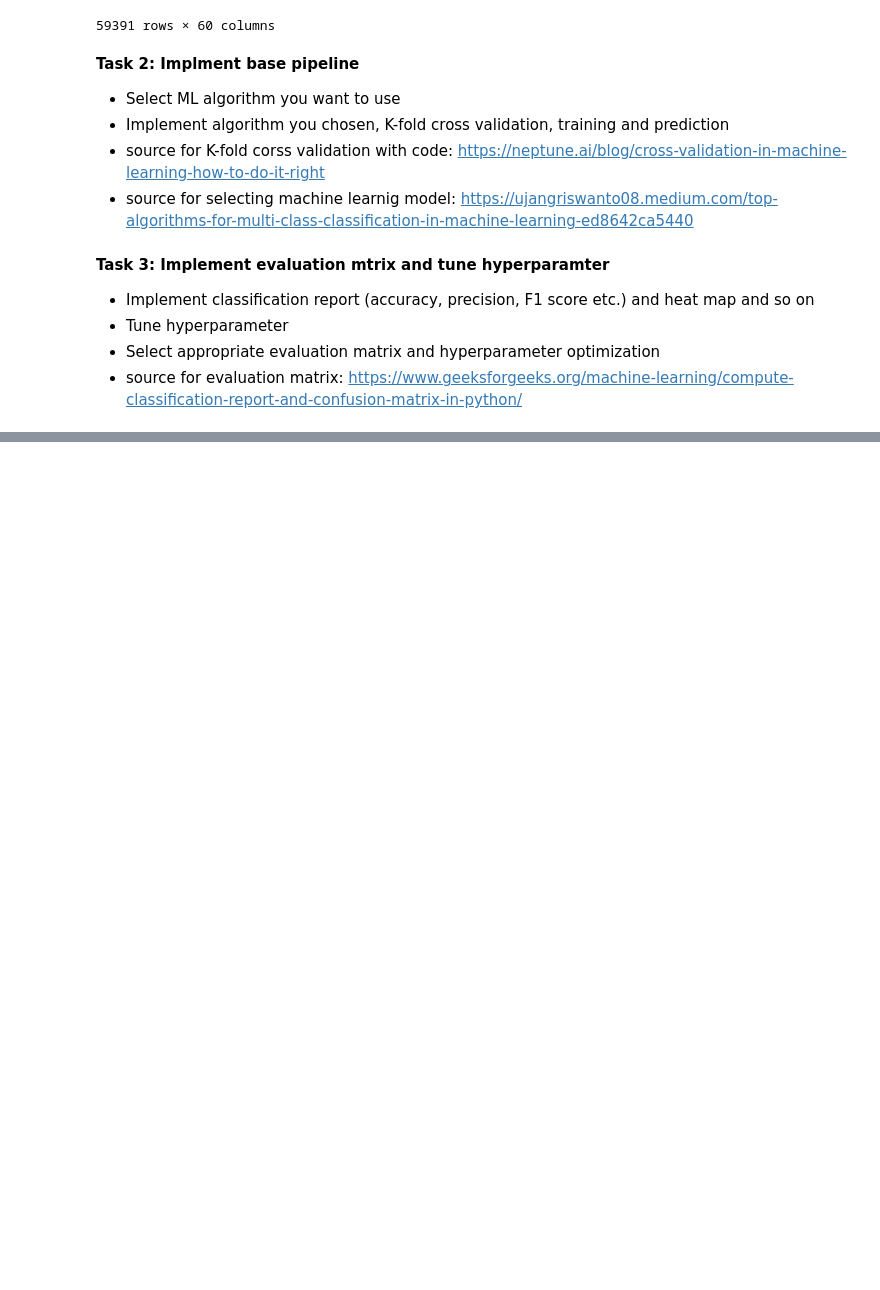
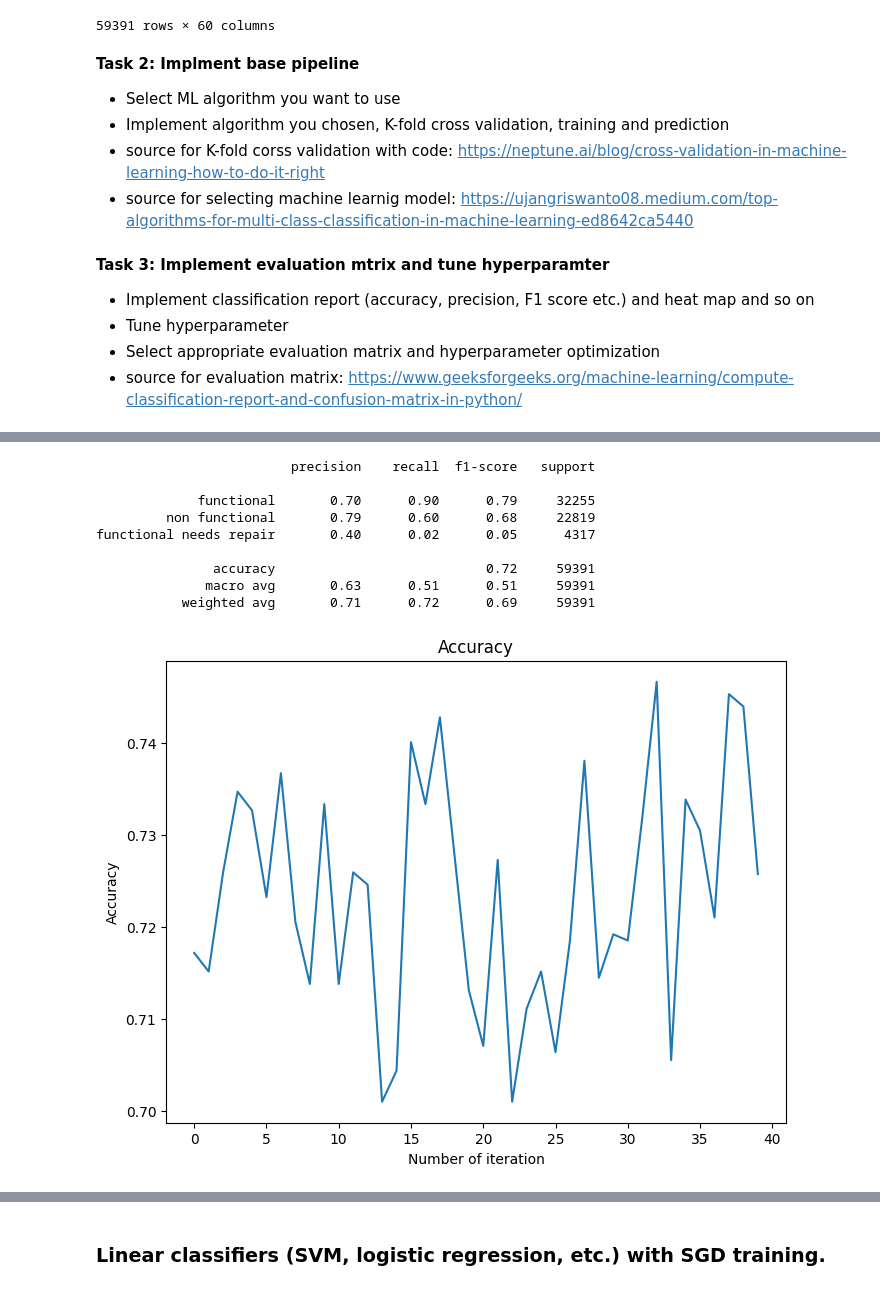
Before and after one commit to floranuta/Data_Circle, a Jupyter notebook: notebooks/model_development.ipynb, the cells around one changed output, grey strips where cells are left out. Drawn from its saved outputs; the diff is of its cells as text; code cells hidden in the pictures; blank space fills up the shorter version.

Commit message:
Added baseline of model and training and evaluation matrics

```diff
--- a/notebooks/model_development.ipynb
+++ b/notebooks/model_development.ipynb
@@ -356,0 +510,16 @@ encoded_data
+# %%
+### Logistic regression with softmax
+classifier = LogisticRegression(C=1e5, solver='newton-cg')
+
+# define a range of c values usinf logarithmis scale
+# c_space = np.logspace(-5, 8, 15)
+# param_grid = {'C': c_space}
+
+# define the gridsearch to tune hyperparameter
+# classifier = GridSearchCV(model, param_grid)
+
+y_test_all, y_pred_all, accuracy_all = run(data=encoded_data,
+                                            is_oversample=False,
+                                            classifier=classifier,
+                                            k_fold_split=40,
+                                            method="basic")
@@ -356,0 +544,15 @@ encoded_data
+# %%
+evaluate_model(y_test_all=y_test_all,
+               y_pred_all=y_pred_all,
+               accuracy_all=accuracy_all)
+# %% [output]
+                         precision    recall  f1-score   support
+
+             functional       0.70      0.90      0.79     32255
+         non functional       0.79      0.60      0.68     22819
+functional needs repair       0.40      0.02      0.05      4317
+
+               accuracy                           0.72     59391
+              macro avg       0.63      0.51      0.51     59391
+           weighted avg       0.71      0.72      0.69     59391
+[figure, added]
@@ -356,0 +560,2 @@ encoded_data
+# %% [markdown]
+### Linear classifiers (SVM, logistic regression, etc.) with SGD training.
```
Also changed, not shown: parts of 35 cells of this notebook.
